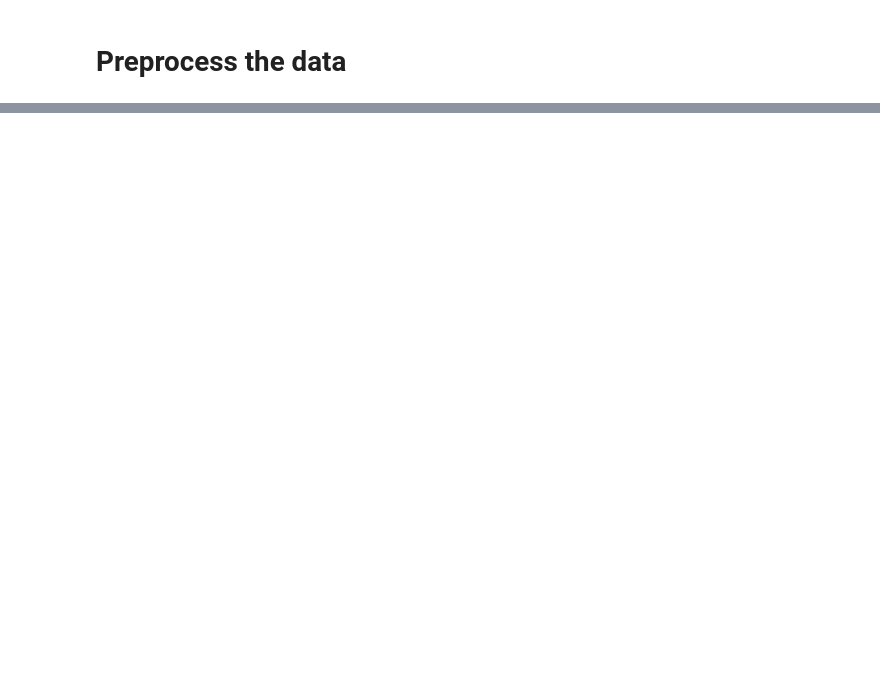
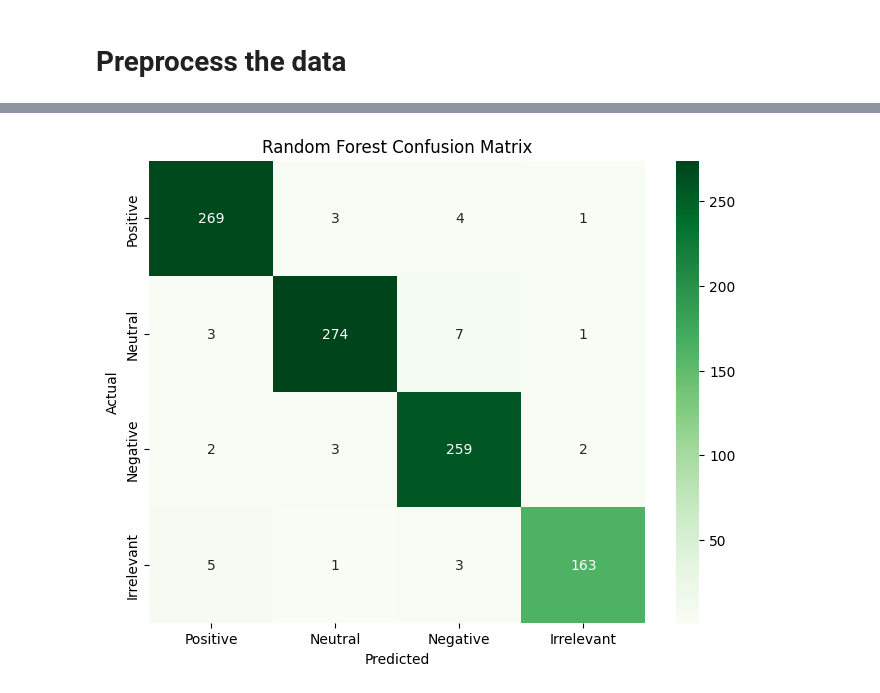
Before and after one commit to hasnainyaqub/Projects, a Jupyter notebook: 14_Twitter_sentiment_analysis/twitter_sentiment_analysis.ipynb, the cells around one changed output, grey strips where cells are left out. Drawn from its saved outputs; the diff is of its cells as text; code cells hidden in the pictures; blank space fills up the shorter version.

```diff
--- a/14_Twitter_sentiment_analysis/twitter_sentiment_analysis.ipynb
+++ b/14_Twitter_sentiment_analysis/twitter_sentiment_analysis.ipynb
@@ -278,0 +417,7 @@ df.to_csv('data/clean_df.csv')
+# %%
+# lets try with a more complex model - Random Forest
+from sklearn.ensemble import RandomForestClassifier
+rf_model = RandomForestClassifier(n_estimators=100, random_state=42)
+rf_model.fit(X_train_vec, y_train)
+y_rf_pred = rf_model.predict(X_val_vec)
+print(classification_report(y_val, y_rf_pred))
@@ -278,0 +435,10 @@ df.to_csv('data/clean_df.csv')
+# %%
+cm_rf = confusion_matrix(y_val, y_rf_pred)
+plt.figure(figsize=(8,6))
+sns.heatmap(cm_rf, annot=True, fmt='d', cmap='Greens', xticklabels=map_dict.keys(), yticklabels=map_dict.keys())
+plt.xlabel('Predicted')
+plt.ylabel('Actual')
+plt.title('Random Forest Confusion Matrix')
+plt.show()
+# %% [output]
+[figure, added]
```
Also changed, not shown: parts of 17 cells of this notebook, 27 other files.
